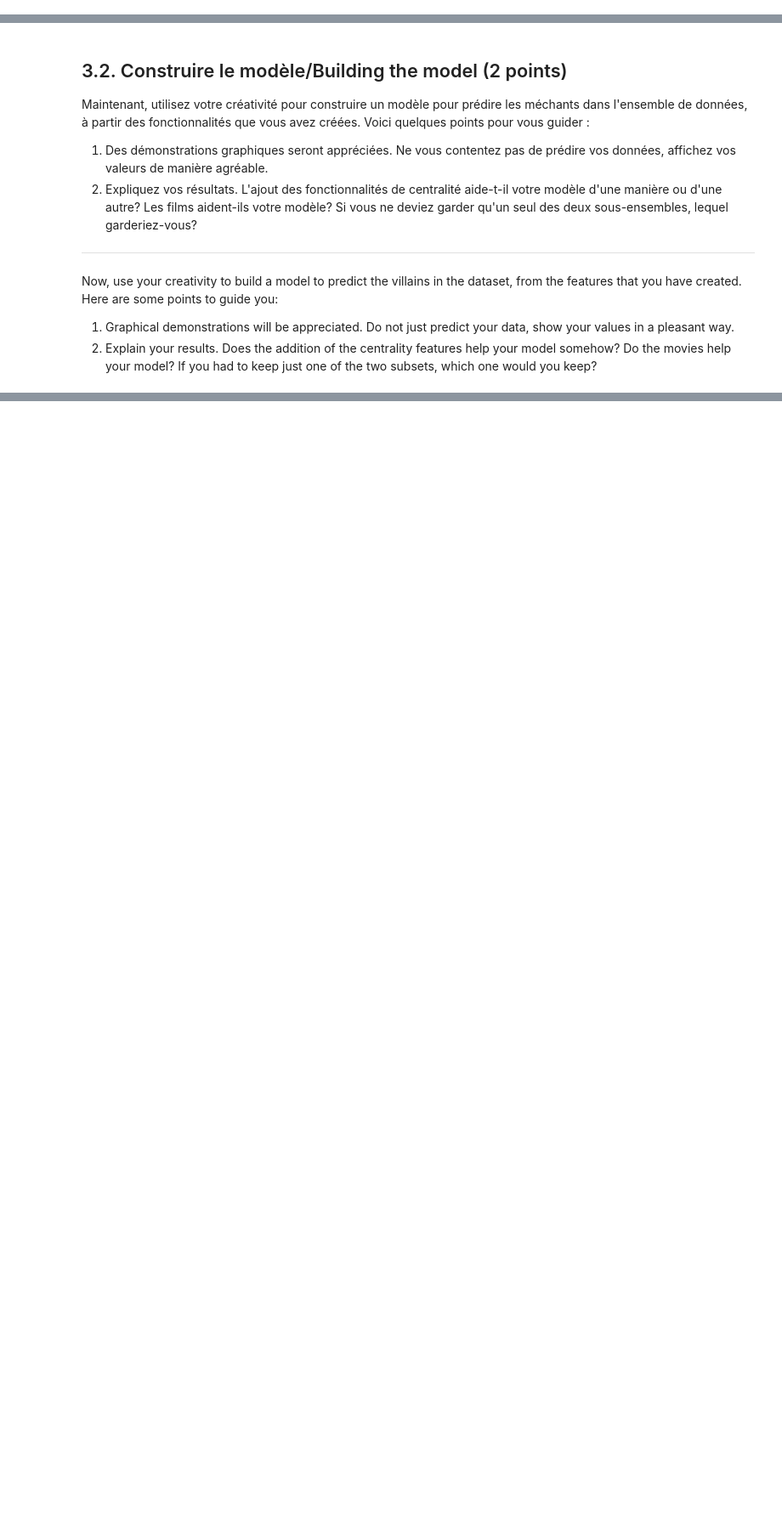
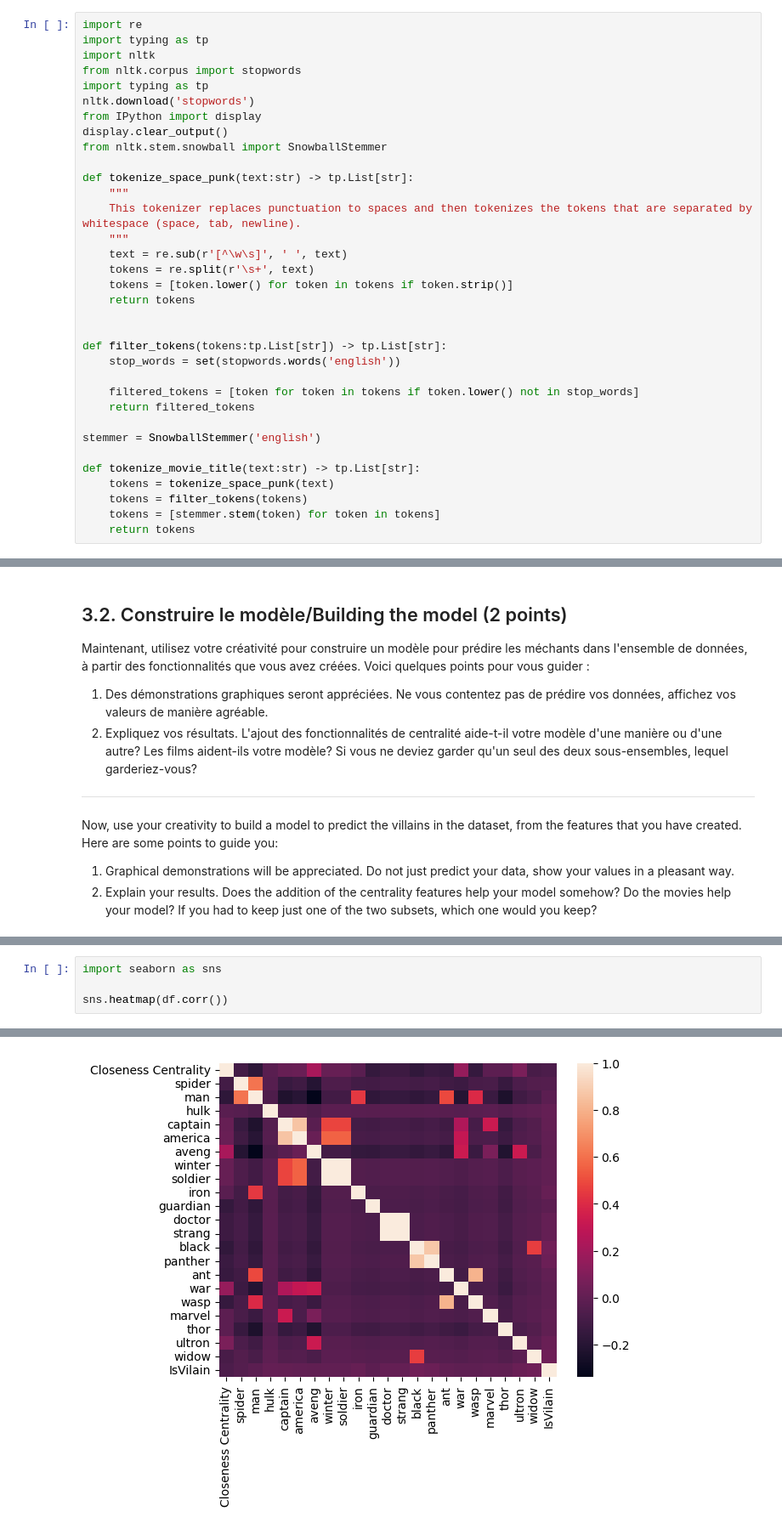
Before and after one commit to Depdx/INF8111---Fouille-de-donnees, a Jupyter notebook: tp2/TP2.ipynb, the cells around one changed output, grey strips where cells are left out. Shown at 85% size. Saved outputs shown, nothing was run; the diff lists cells and outputs as text; blank space fills up the shorter version.

```diff
--- a/tp2/TP2.ipynb
+++ b/tp2/TP2.ipynb
@@ -826,0 +832,34 @@ Use the .CSV file *`tp-marvel-villains.csv`* as the main source of indication wh
+# %%
+import re
+import typing as tp
+import nltk
+from nltk.corpus import stopwords
+import typing as tp
+nltk.download('stopwords')
+from IPython import display
+display.clear_output()
+from nltk.stem.snowball import SnowballStemmer
+
+def tokenize_space_punk(text:str) -> tp.List[str]:
+    """
+    This tokenizer replaces punctuation to spaces and then tokenizes the tokens that are separated by whitespace (space, tab, newline).
+    """
+    text = re.sub(r'[^\w\s]', ' ', text)
+    tokens = re.split(r'\s+', text)
+    tokens = [token.lower() for token in tokens if token.strip()]
+    return tokens
+
+
+def filter_tokens(tokens:tp.List[str]) -> tp.List[str]:
+    stop_words = set(stopwords.words('english'))
+
+    filtered_tokens = [token for token in tokens if token.lower() not in stop_words]
+    return filtered_tokens
+
+stemmer = SnowballStemmer('english')
+
+def tokenize_movie_title(text:str) -> tp.List[str]:
+    tokens = tokenize_space_punk(text)
+    tokens = filter_tokens(tokens)
+    tokens = [stemmer.stem(token) for token in tokens]
+    return tokens
@@ -845,0 +938,5 @@ Now, use your creativity to build a model to predict the villains in the dataset
+# %%
+import seaborn as sns
+
+sns.heatmap(df.corr())
+# %% [output]
@@ -845,0 +944 @@ Now, use your creativity to build a model to predict the villains in the dataset
+[figure, added]
```
Also changed, not shown: parts of 11 cells of this notebook.
